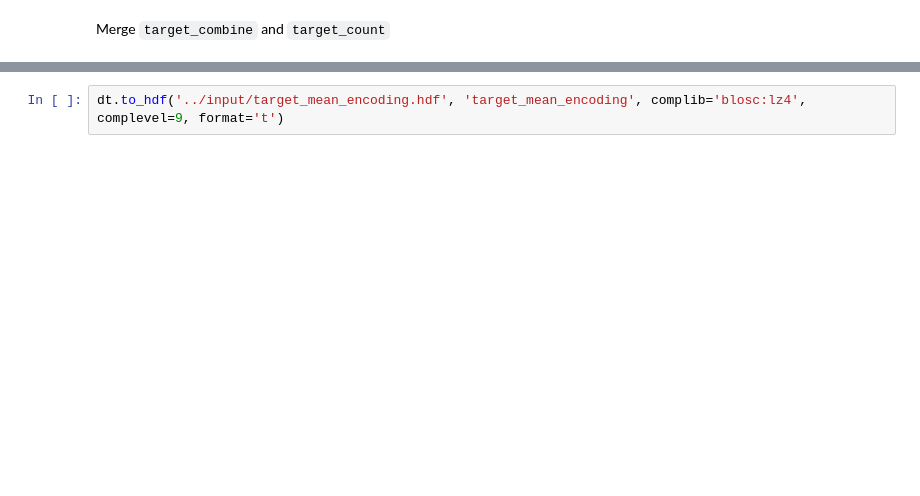
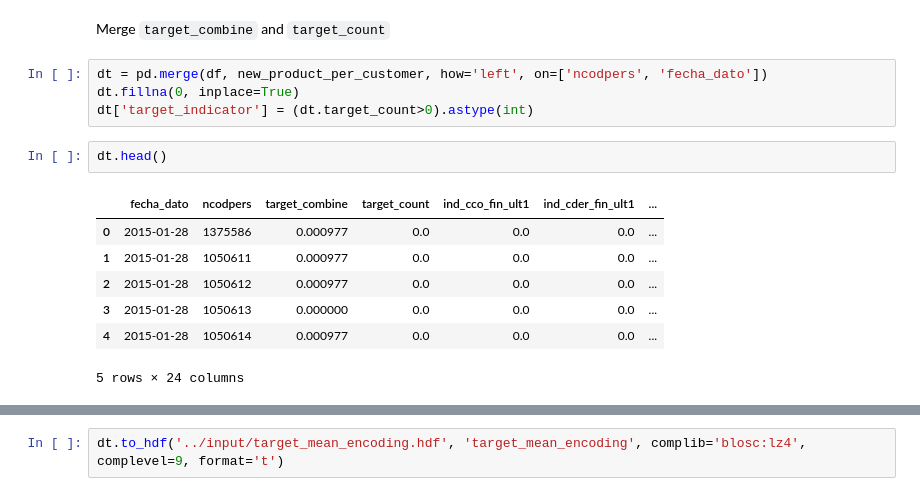
Before and after one commit to LiYan1988/santander-production-recommandation, a Jupyter notebook: notebooks/eda_4_18.ipynb, the cells around one changed output, grey strips where cells are left out. Cells and saved outputs as stored; diff of their text form; blank space fills up the shorter version.

```diff
--- a/notebooks/eda_4_18.ipynb
+++ b/notebooks/eda_4_18.ipynb
@@ -80,3 +116,17 @@ Load df_target_cols
 # %% [markdown]
 Merge `target_combine` and `target_count`
+# %%
+dt = pd.merge(df, new_product_per_customer, how='left', on=['ncodpers', 'fecha_dato'])
+dt.fillna(0, inplace=True)
+dt['target_indicator'] = (dt.target_count>0).astype(int)
+# %%
+dt.head()
+# %% [output]
+|  | fecha_dato | ncodpers | target_combine | target_count | ind_cco_fin_ult1 | ind_cder_fin_ult1 | ... |
+| 0 | 2015-01-28 | 1375586 | 0.000977 | 0.0 | 0.0 | 0.0 | ... |
+| 1 | 2015-01-28 | 1050611 | 0.000977 | 0.0 | 0.0 | 0.0 | ... |
+| 2 | 2015-01-28 | 1050612 | 0.000977 | 0.0 | 0.0 | 0.0 | ... |
+| 3 | 2015-01-28 | 1050613 | 0.000000 | 0.0 | 0.0 | 0.0 | ... |
+| 4 | 2015-01-28 | 1050614 | 0.000977 | 0.0 | 0.0 | 0.0 | ... |
+5 rows × 24 columns
 # %%
```
Also changed, not shown: parts of 18 cells of this notebook, 2 other files.
